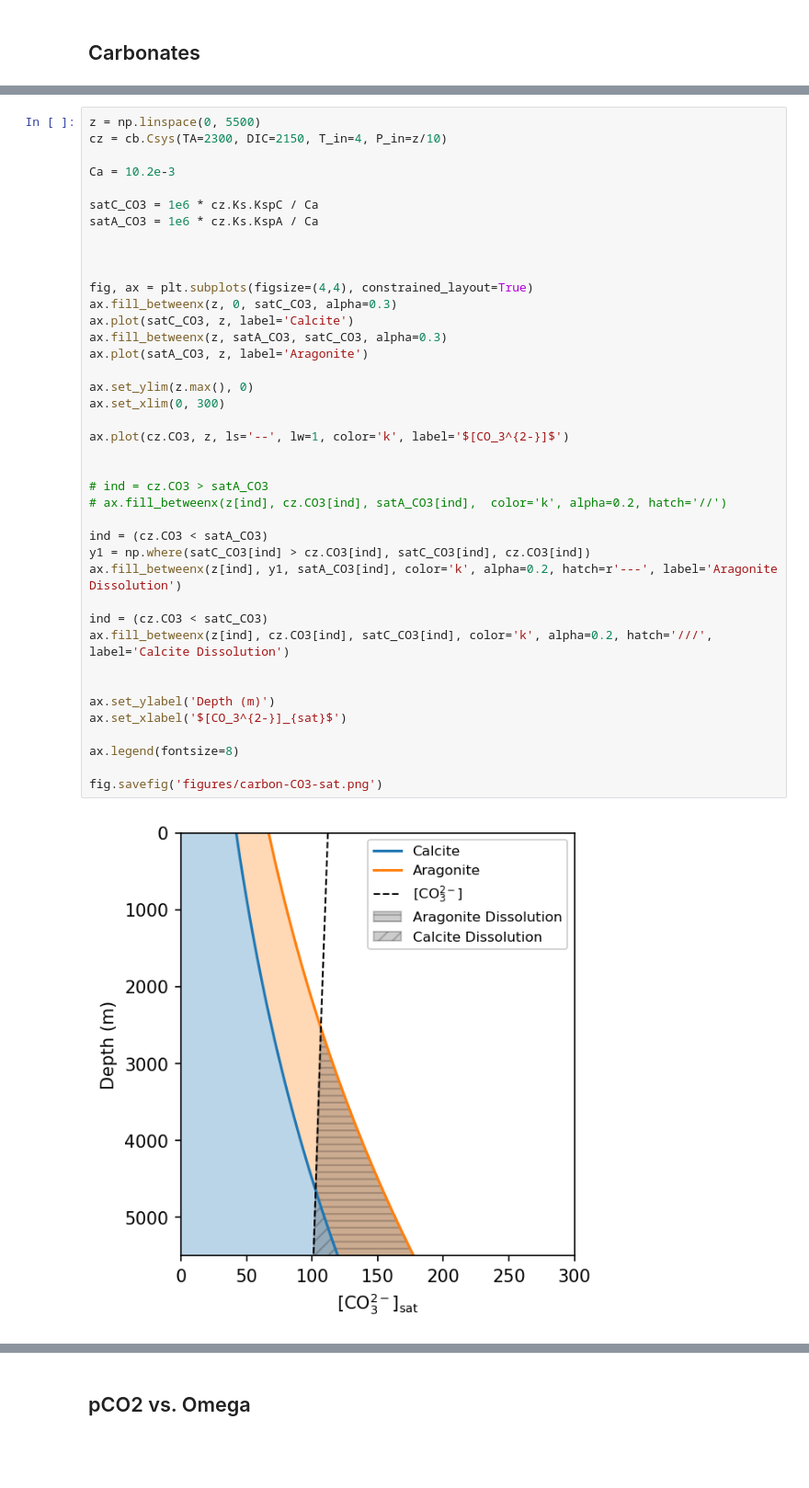
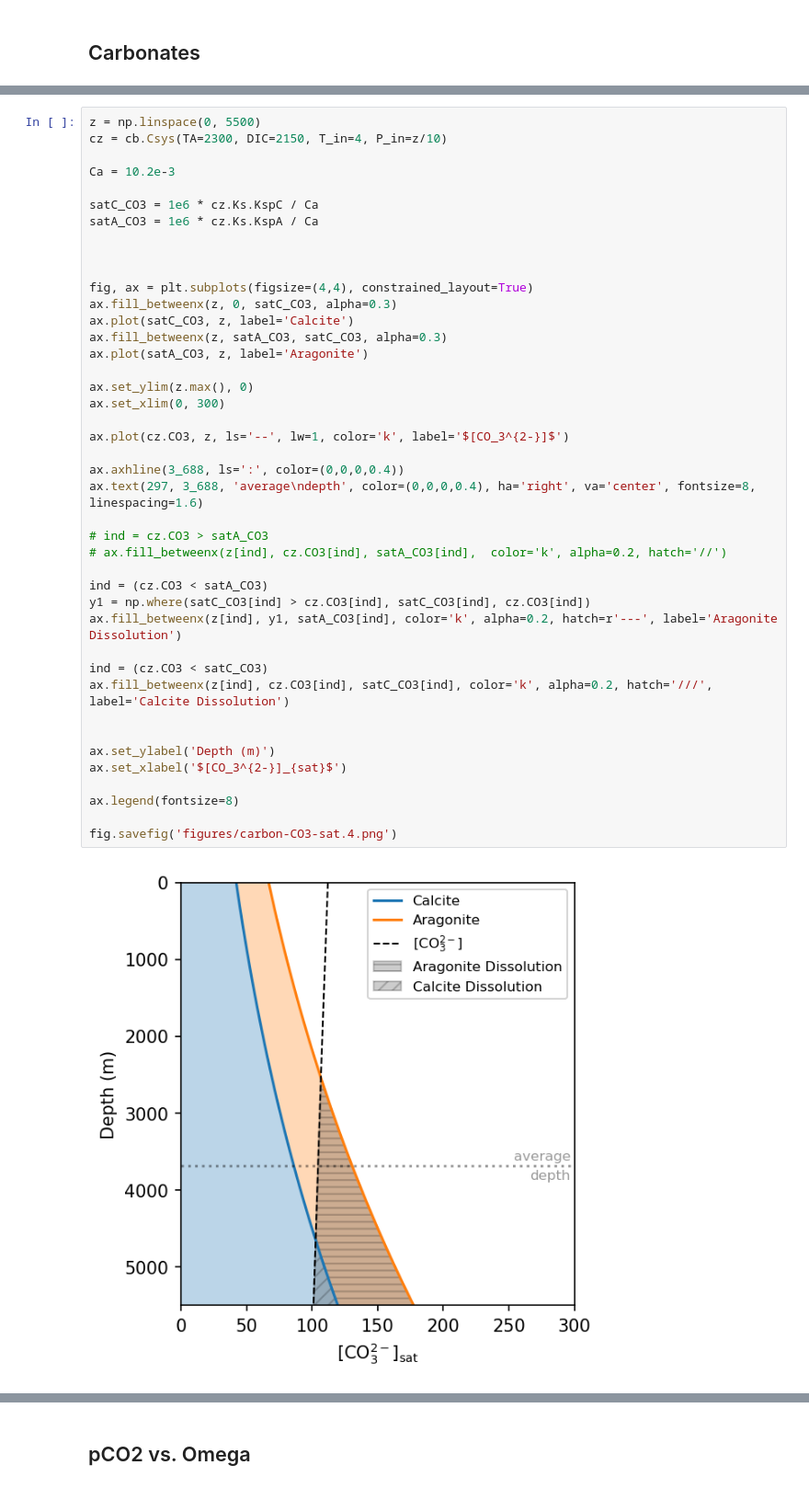
Before and after one commit to johnryantaylor/JRT_QES_Notes, a Jupyter notebook: book/06_oceancarbon/carbon_figs.ipynb, the cells around one changed output, grey strips where cells are left out. Shown at 92% size. Drawn from its saved outputs; the diff is of its cells as text; blank space fills up the shorter version.

```diff
--- a/book/06_oceancarbon/carbon_figs.ipynb
+++ b/book/06_oceancarbon/carbon_figs.ipynb
@@ -383,34 +458,36 @@ satA_CO3 = 1e6 * cz.Ks.KspA / Ca
 
 fig, ax = plt.subplots(figsize=(4,4), constrained_layout=True)
 ax.fill_betweenx(z, 0, satC_CO3, alpha=0.3)
 ax.plot(satC_CO3, z, label='Calcite')
 ax.fill_betweenx(z, satA_CO3, satC_CO3, alpha=0.3)
 ax.plot(satA_CO3, z, label='Aragonite')
 
 ax.set_ylim(z.max(), 0)
 ax.set_xlim(0, 300)
 
 ax.plot(cz.CO3, z, ls='--', lw=1, color='k', label='$[CO_3^{2-}]$')
 
+ax.axhline(3_688, ls=':', color=(0,0,0,0.4))
+ax.text(297, 3_688, 'average\ndepth', color=(0,0,0,0.4), ha='right', va='center', fontsize=8, linespacing=1.6)
 
 # ind = cz.CO3 > satA_CO3
 # ax.fill_betweenx(z[ind], cz.CO3[ind], satA_CO3[ind],  color='k', alpha=0.2, hatch='//')
 
 ind = (cz.CO3 < satA_CO3)
 y1 = np.where(satC_CO3[ind] > cz.CO3[ind], satC_CO3[ind], cz.CO3[ind])
 ax.fill_betweenx(z[ind], y1, satA_CO3[ind], color='k', alpha=0.2, hatch=r'---', label='Aragonite Dissolution')
 
 ind = (cz.CO3 < satC_CO3)
 ax.fill_betweenx(z[ind], cz.CO3[ind], satC_CO3[ind], color='k', alpha=0.2, hatch='///', label='Calcite Dissolution')
 
 
 ax.set_ylabel('Depth (m)')
 ax.set_xlabel('$[CO_3^{2-}]_{sat}$')
 
 ax.legend(fontsize=8)
 
-fig.savefig('figures/carbon-CO3-sat.png')
+fig.savefig('figures/carbon-CO3-sat.4.png')
 # %% [output]
-[figure, old version]
+[figure, new version]
 # %%
 profile = pd.read_csv('data/co3_profile.csv')
```
Also changed, not shown: parts of 6 cells of this notebook, 18 other files.
